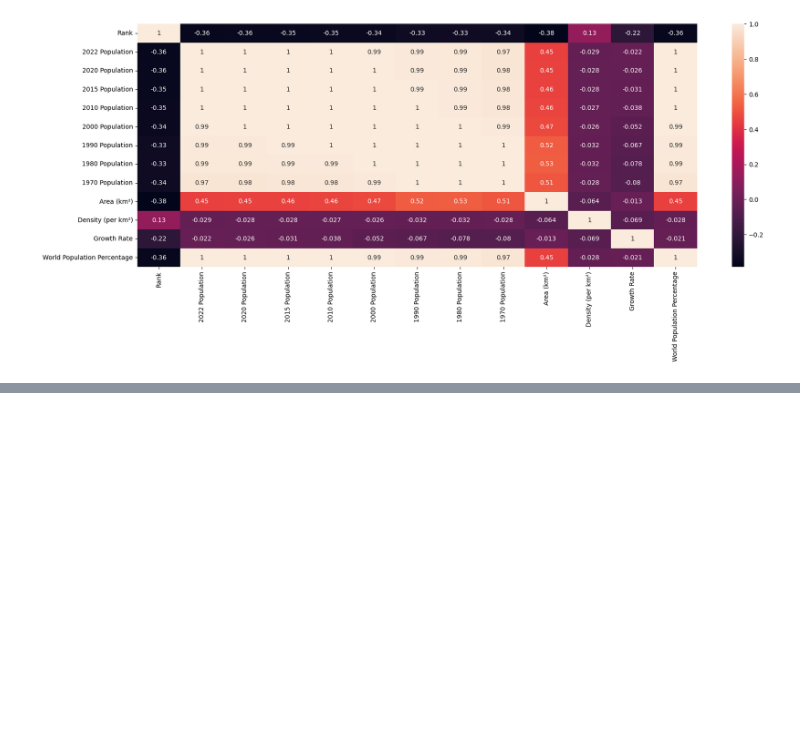
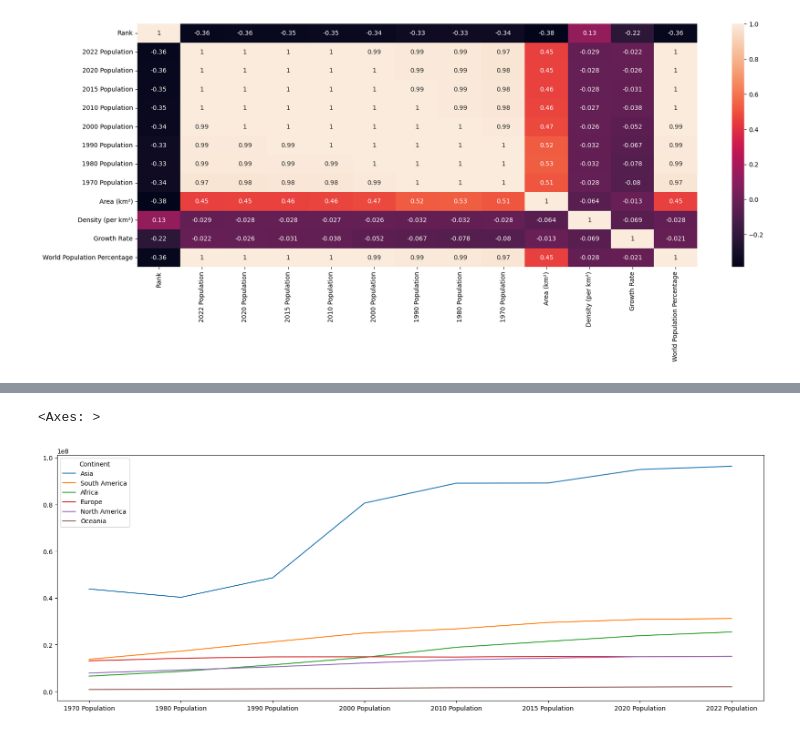
Before and after one commit to Sandra2021211/ExploratoryDataAnalysis_for_WorldPopulationDataset, a Jupyter notebook: EDA.ipynb, the cells around one changed output, grey strips where cells are left out. Drawn from its saved outputs; the diff is of its cells as text; code cells hidden in the pictures; blank space fills up the shorter version.

```diff
--- a/EDA.ipynb
+++ b/EDA.ipynb
@@ -143,0 +178,3 @@ plt.show()
+# %%
+df3 = df2.transpose()
+df3
@@ -143,0 +191,5 @@ plt.show()
+# %%
+df3.plot()
+# %% [output]
+<Axes: >
+[figure, added]
```
Also changed, not shown: parts of 5 cells of this notebook.
